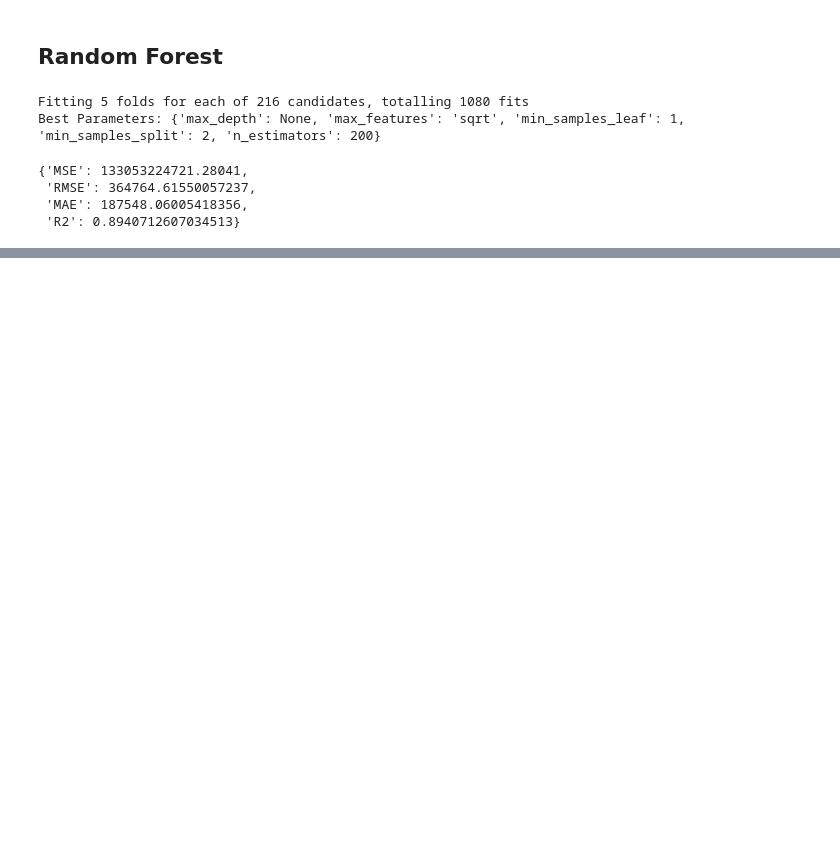
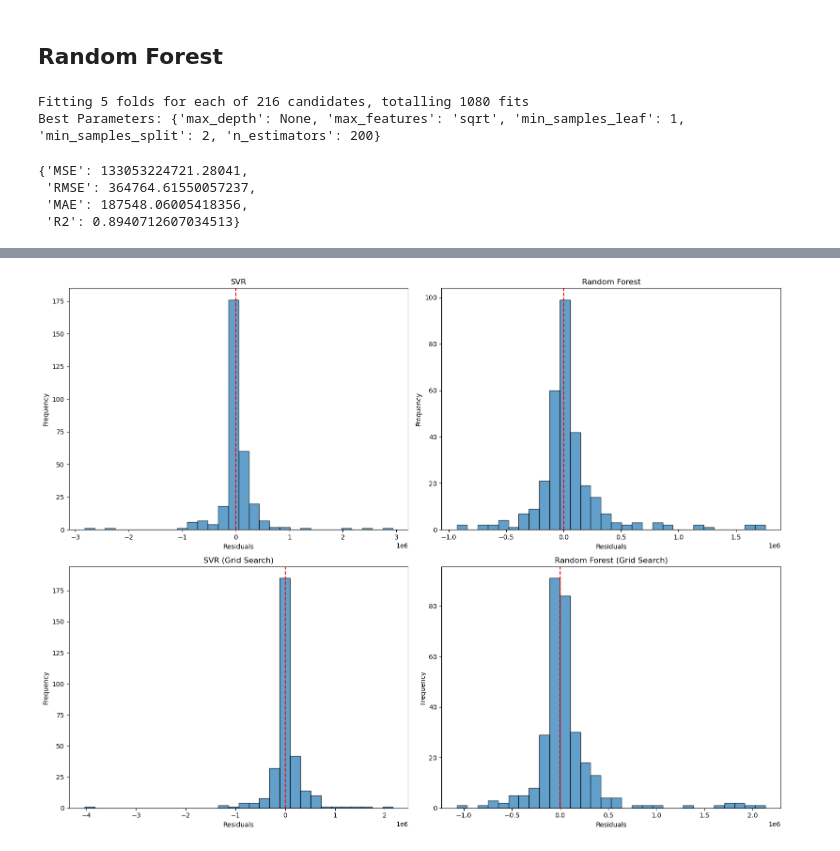
Before and after one commit to calvin050101/6006CEM-Project, a Jupyter notebook: Car Dekho/dekho_03_model_training.ipynb, the cells around one changed output, grey strips where cells are left out. Cells and saved outputs as stored; diff of their text form; code cells hidden in the pictures; blank space fills up the shorter version.

```diff
--- a/Car Dekho/dekho_03_model_training.ipynb
+++ b/Car Dekho/dekho_03_model_training.ipynb
@@ -238,0 +180,19 @@ plot_residuals(
+# %%
+plt.figure(figsize=(16, 12))
+
+for i, (name, model) in enumerate(models.items(), 1):
+    y_pred = model.predict(X_test)
+    y_pred = get_original_price(pd.Series(y_pred))
+    y_true = y_test_original
+    residuals = y_true - y_pred
+
+    plt.subplot(2, 2, i)
+    plt.hist(residuals, bins=30, edgecolor='black', alpha=0.7)
+    plt.axvline(0, color='r', linestyle='--', label='Zero Error')
+    plt.xlabel("Residuals")
+    plt.ylabel("Frequency")
+    plt.title(name)
+    plt.tight_layout()
+plt.show()
+# %% [output]
+[figure, added]
```
Also changed, not shown: parts of 15 cells of this notebook, 2 other files.
